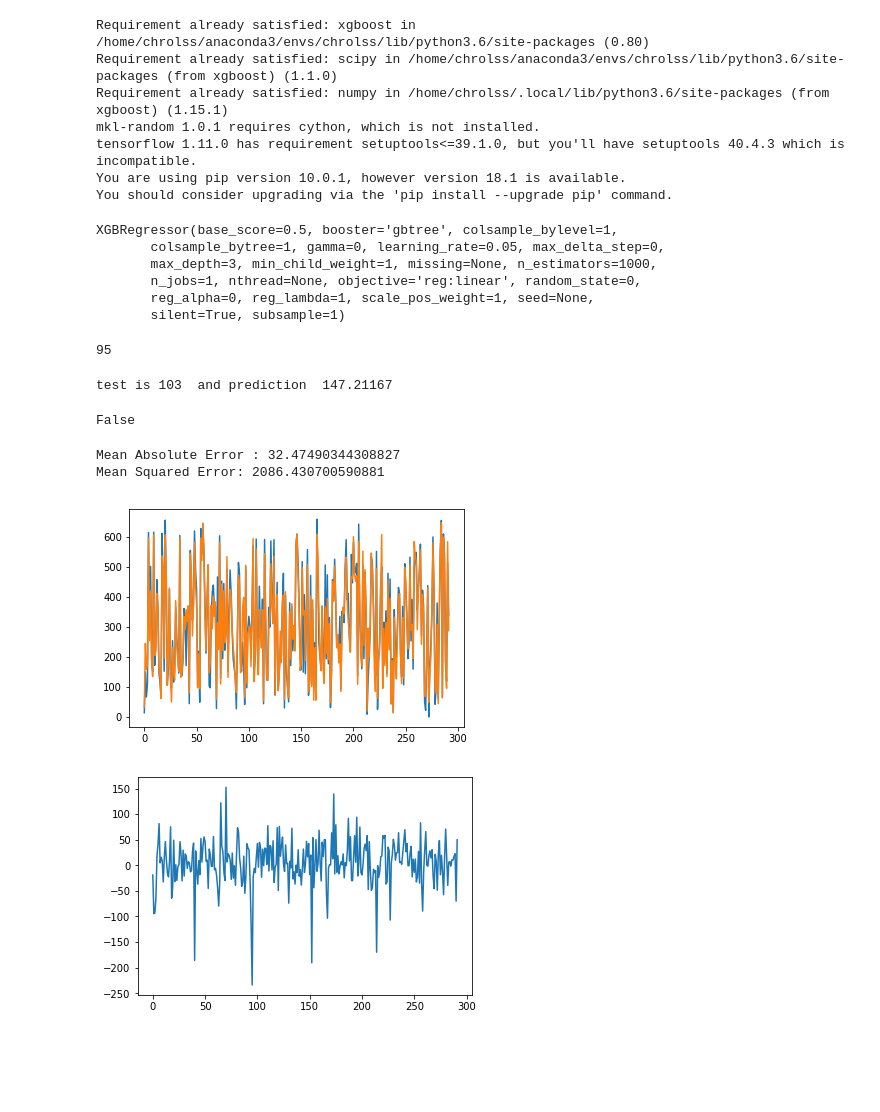
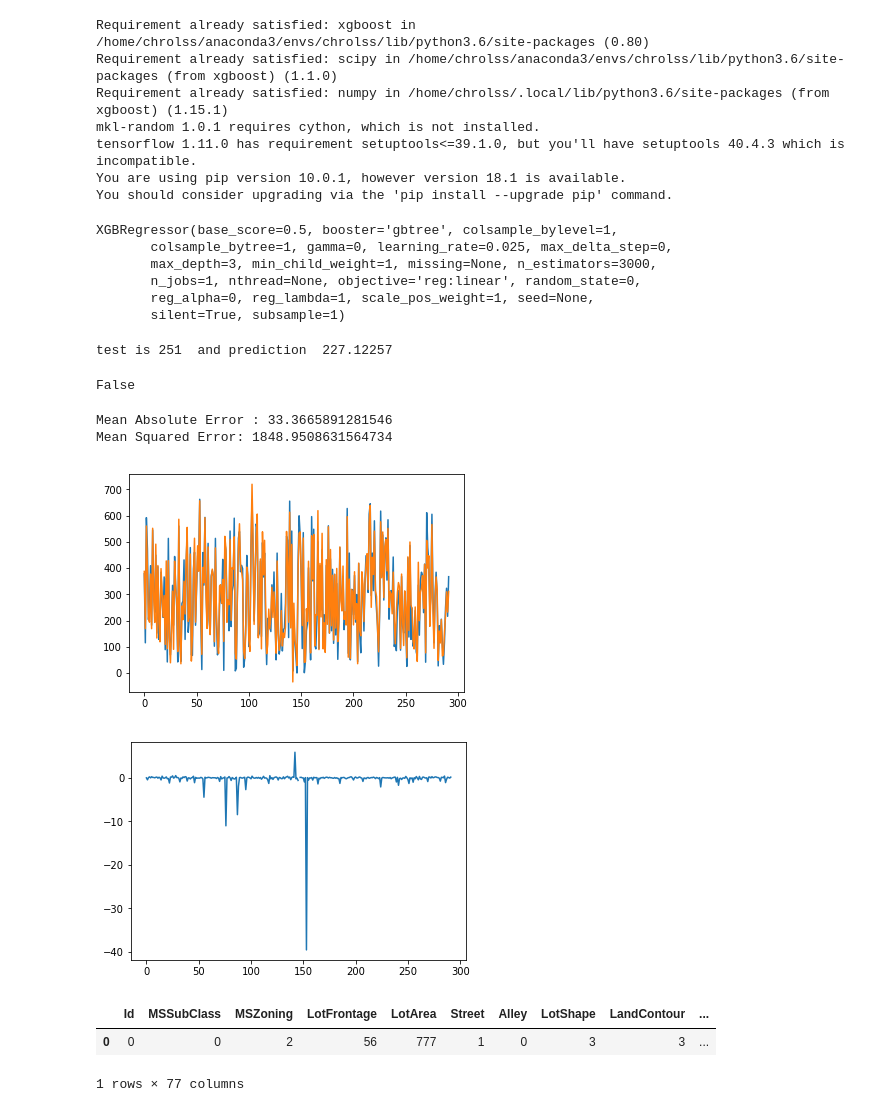
Before and after one commit to chrolss/machinelearing, a Jupyter notebook: competition/house-prices-advanced-regression-techniques/notebook.ipynb, the cells around one changed output. Saved outputs shown, nothing was run; the diff lists cells and outputs as text; code cells hidden in the pictures; blank space fills up the shorter version.

```diff
--- a/competition/house-prices-advanced-regression-techniques/notebook.ipynb
+++ b/competition/house-prices-advanced-regression-techniques/notebook.ipynb
@@ -44,13 +44,13 @@ X = df.drop(['SalePrice'],axis=1)
 train_X, test_X, train_y, test_y = train_test_split(X.values,y.values, test_size=.2)
 # %%
 import xgboost as xgb
-my_model= xgb.XGBRegressor(n_estimators=1000, learning_rate=0.05)
+my_model= xgb.XGBRegressor(n_estimators=3000, learning_rate=0.025)
 # %%
-my_model.fit(train_X, train_y, early_stopping_rounds=5, eval_set=[(test_X, test_y)],verbose=False)
+my_model.fit(train_X, train_y, early_stopping_rounds=500, eval_set=[(test_X, test_y)],verbose=False)
 # %% [output]
 XGBRegressor(base_score=0.5, booster='gbtree', colsample_bylevel=1,
-       colsample_bytree=1, gamma=0, learning_rate=0.05, max_delta_step=0,
-       max_depth=3, min_child_weight=1, missing=None, n_estimators=1000,
+       colsample_bytree=1, gamma=0, learning_rate=0.025, max_delta_step=0,
+       max_depth=3, min_child_weight=1, missing=None, n_estimators=3000,
        n_jobs=1, nthread=None, objective='reg:linear', random_state=0,
        reg_alpha=0, reg_lambda=1, scale_pos_weight=1, seed=None,
        silent=True, subsample=1)
@@ -60,19 +60,21 @@ err_marg = 210
 for i in range (0,292):
     if (abs(test_y[i] - predictions[i])>err_marg):
         print(i)
-# %% [output]
-95
 # %%
 print("test is",test_y[62]," and prediction ",predictions[62])
 abs(test_y[62] - predictions[62])>180
 # %% [output]
-test is 103  and prediction  147.21167
+test is 251  and prediction  227.12257
 False
 # %%
 # make predictions to evaluate
 # standard, no tuning -> 35.98 & 2334.3
 # n_est = 1000, early_stopping_round = 5 -> 35.6 & 2290.3
 # n_est = 1000, early_stopping_round = 5, learning_rate = 0.05 -> 35.3 & 2235.4
+# n_est = 1000, early_stopping_round = 5, learning_rate = 0.05 (drop new version) -> 34.1 & 2148.0
+# n_est = 2000, early_stopping_round = 100, learning_rate = 0.05 (drop new version) -> 32.8 & 2074.1
+# n_est = 2000, early_stopping_round = 300, learning_rate = 0.03 (drop new version) -> 34.0 & 1901.4
+# n_est = 2000, early_stopping_round = 500, learning_rate = 0.025 (drop new version) -> 33.4 & 1848.9
 predictions = my_model.predict(test_X)
 # mean absolute error
 from sklearn.metrics import mean_absolute_error
@@ -81,17 +83,17 @@ print('Mean Absolute Error : ' + str(mean_absolute_error(predictions, test_y)))
 from sklearn.metrics import mean_squared_error
 print('Mean Squared Error: ' + str(mean_squared_error(predictions, test_y)))
 # %% [output]
-Mean Absolute Error : 32.47490344308827
-Mean Squared Error: 2086.430700590881
+Mean Absolute Error : 33.3665891281546
+Mean Squared Error: 1848.9508631564734
 # %%
 import matplotlib.pyplot  as plt
 plt.plot(test_y)
 plt.plot(predictions)
 plt.show()
 # %% [output]
-[figure, old version]
+[figure, new version]
 # %%
-plt.plot((test_y - predictions))
+plt.plot((test_y - predictions)/test_y)
 plt.show()
 # %% [output]
-[figure, old version]
+[figure, new version]
@@ -97,0 +117,6 @@ plt.show()
+# %%
+test_data.head(1)
+# %% [output]
+|  | Id | MSSubClass | MSZoning | LotFrontage | LotArea | Street | Alley | LotShape | LandContour | ... |
+| 0 | 0 | 0 | 2 | 56 | 777 | 1 | 0 | 3 | 3 | ... |
+1 rows × 77 columns
```
Also changed, not shown: parts of 6 cells of this notebook, 1 other file.
